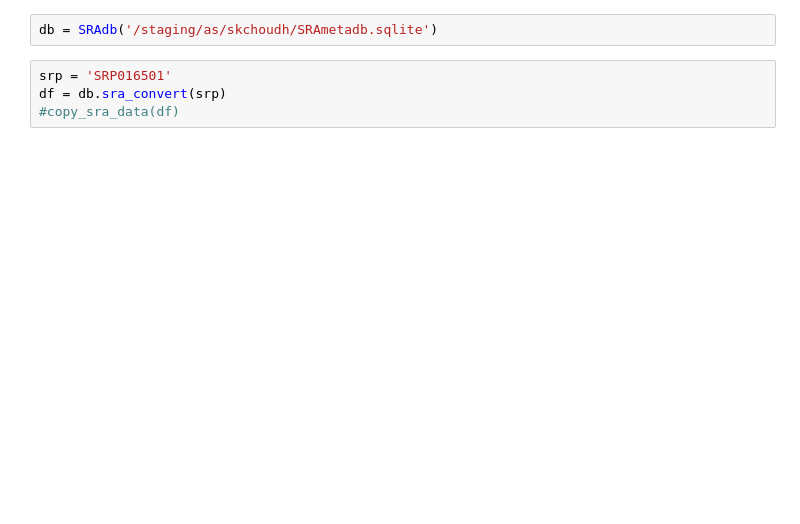
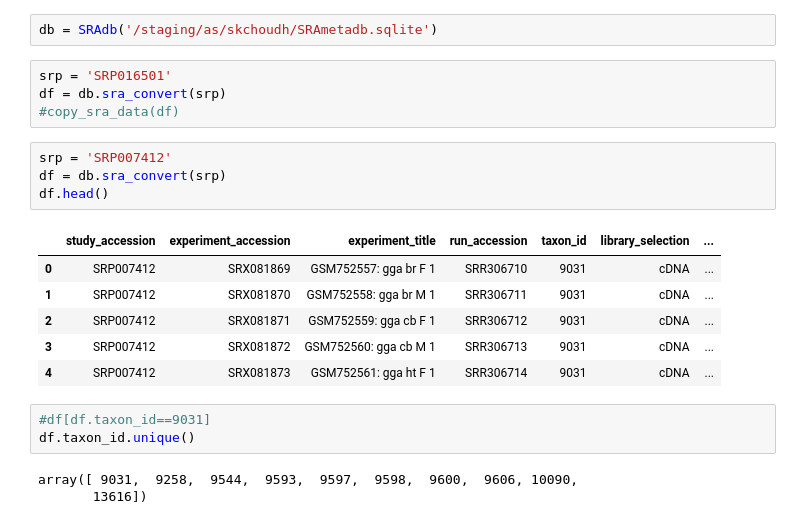
Before and after one commit to saketkc/EE-546-project, a Jupyter notebook: notebooks/08.SRA-parser.ipynb, the cells around one changed output. Drawn from its saved outputs; the diff is of its cells as text; blank space fills up the shorter version.

```diff
--- a/notebooks/08.SRA-parser.ipynb
+++ b/notebooks/08.SRA-parser.ipynb
@@ -17,3 +235,20 @@ db = SRAdb('/staging/as/skchoudh/SRAmetadb.sqlite')
 srp = 'SRP016501'
 df = db.sra_convert(srp)
 #copy_sra_data(df)
+# %%
+srp = 'SRP007412'
+df = db.sra_convert(srp)
+df.head()
+# %% [output]
+|  | study_accession | experiment_accession | experiment_title | run_accession | taxon_id | library_selection | ... |
+| 0 | SRP007412 | SRX081869 | GSM752557: gga br F 1 | SRR306710 | 9031 | cDNA | ... |
+| 1 | SRP007412 | SRX081870 | GSM752558: gga br M 1 | SRR306711 | 9031 | cDNA | ... |
+| 2 | SRP007412 | SRX081871 | GSM752559: gga cb F 1 | SRR306712 | 9031 | cDNA | ... |
+| 3 | SRP007412 | SRX081872 | GSM752560: gga cb M 1 | SRR306713 | 9031 | cDNA | ... |
+| 4 | SRP007412 | SRX081873 | GSM752561: gga ht F 1 | SRR306714 | 9031 | cDNA | ... |
+# %%
+#df[df.taxon_id==9031]
+df.taxon_id.unique()
+# %% [output]
+array([ 9031,  9258,  9544,  9593,  9597,  9598,  9600,  9606, 10090,
+       13616])
```
Also changed, not shown: parts of 20 cells of this notebook, 2 other files.
